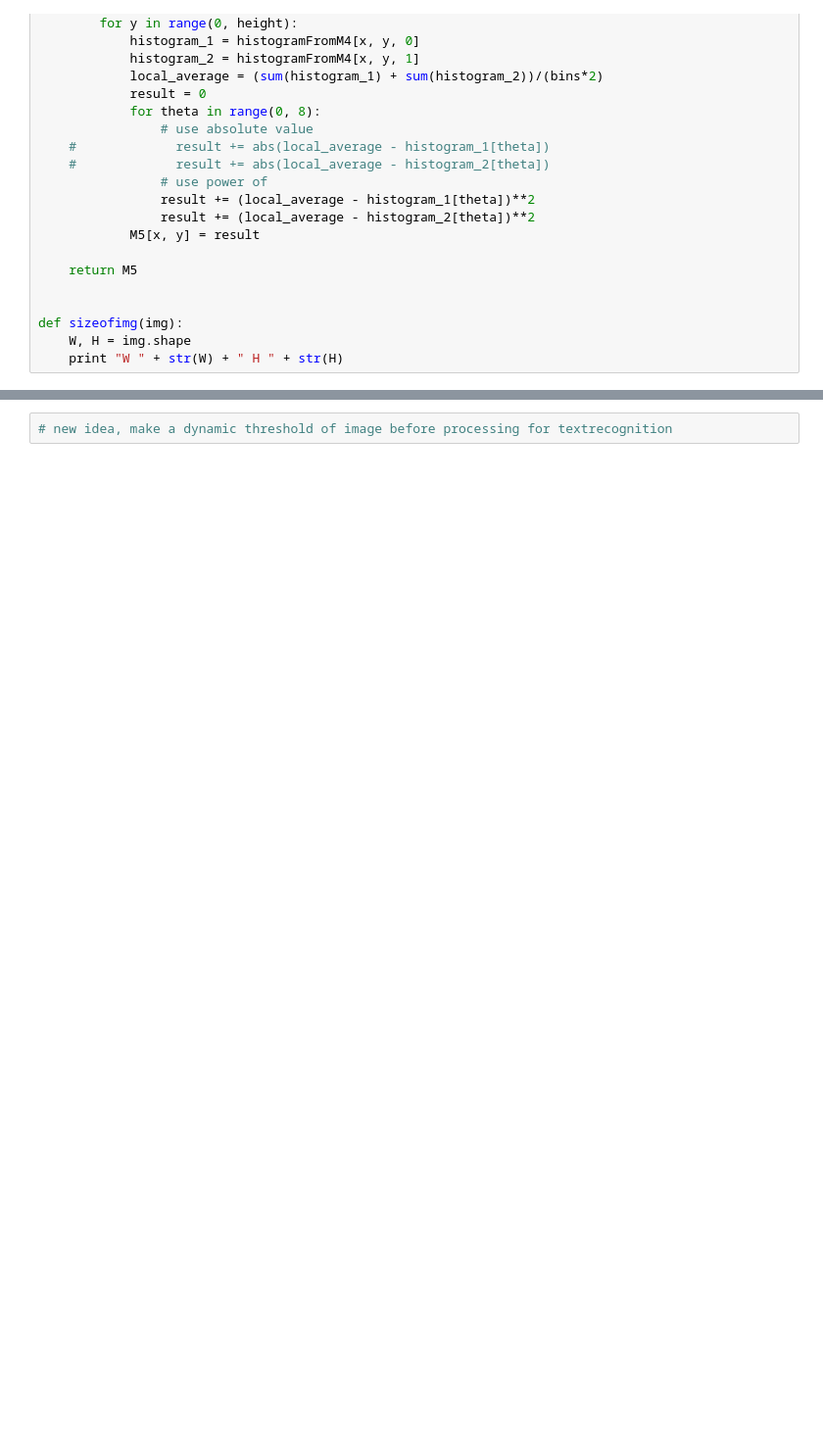
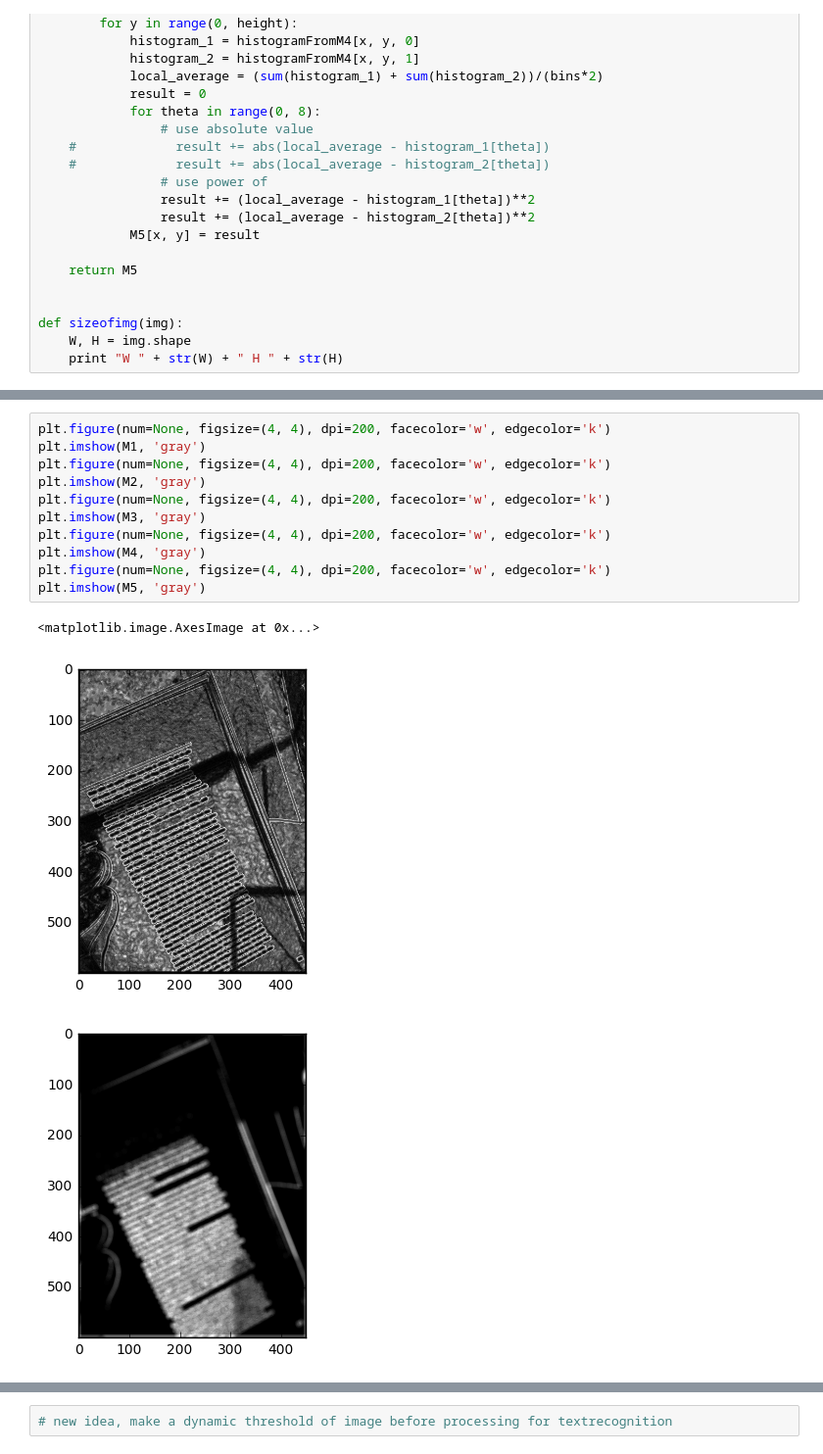
Before and after one commit to olaroos/textrec, a Jupyter notebook: Mfilters.ipynb, the cells around one changed output, grey strips where cells are left out. Shown: that part at 98% size. Cells and saved outputs as stored; diff of their text form; blank space fills up the shorter version.

```diff
--- a/Mfilters.ipynb
+++ b/Mfilters.ipynb
@@ -285 +285,16 @@ finished calculating M4
 finished calculating M5
+# %%
+plt.figure(num=None, figsize=(4, 4), dpi=200, facecolor='w', edgecolor='k')
+plt.imshow(M1, 'gray')
+plt.figure(num=None, figsize=(4, 4), dpi=200, facecolor='w', edgecolor='k')
+plt.imshow(M2, 'gray')
+plt.figure(num=None, figsize=(4, 4), dpi=200, facecolor='w', edgecolor='k')
+plt.imshow(M3, 'gray')
+plt.figure(num=None, figsize=(4, 4), dpi=200, facecolor='w', edgecolor='k')
+plt.imshow(M4, 'gray')
+plt.figure(num=None, figsize=(4, 4), dpi=200, facecolor='w', edgecolor='k')
+plt.imshow(M5, 'gray')
+# %% [output]
+<matplotlib.image.AxesImage at 0x...>
+[figure, added]
+[figure, added]
```
Also changed, not shown: parts of 3 cells of this notebook, 3 other files.
